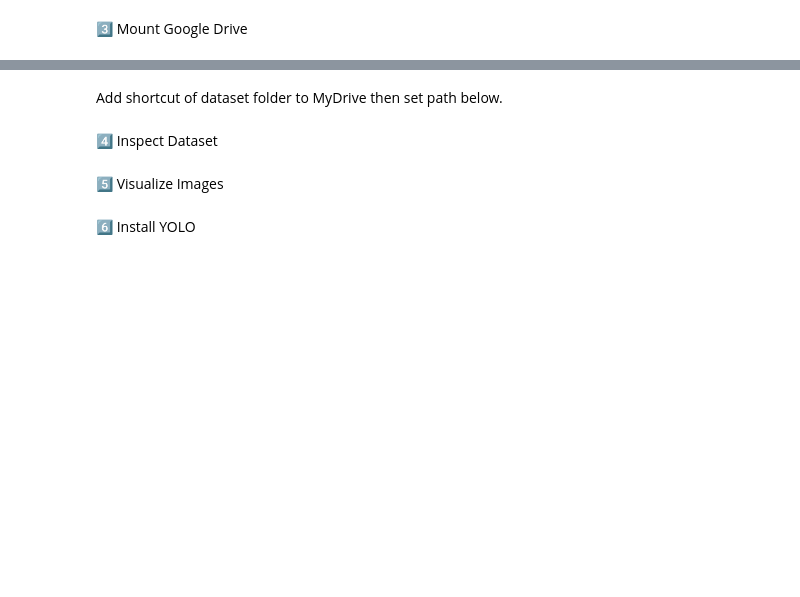
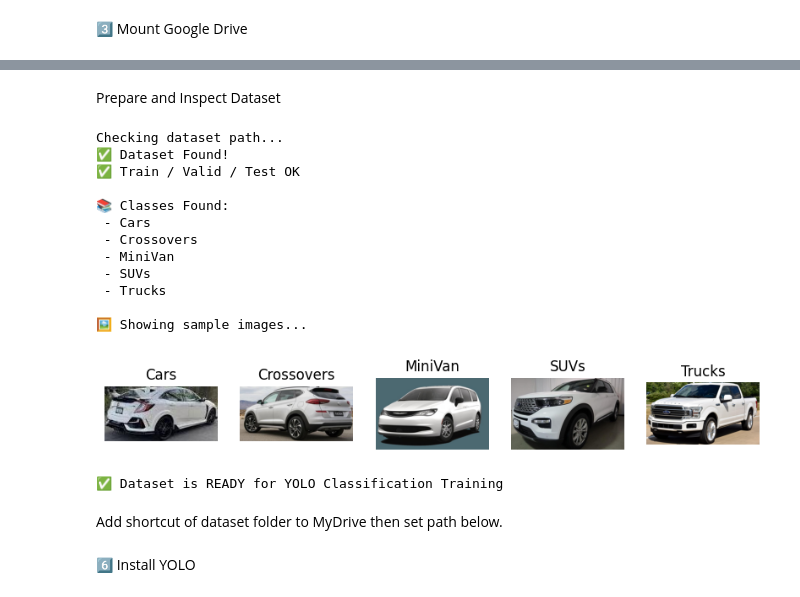
Before and after one commit to mohammadalkhawaldah/AI_Computer_Vision, a Jupyter notebook: Chapter2_YOLO_CLS_VehicleType.ipynb, the cells around one changed output, grey strips where cells are left out. Drawn from its saved outputs; the diff is of its cells as text; code cells hidden in the pictures; blank space fills up the shorter version.

```diff
--- a/Chapter2_YOLO_CLS_VehicleType.ipynb
+++ b/Chapter2_YOLO_CLS_VehicleType.ipynb
@@ -31,3 +33,76 @@ drive.mount('/content/drive')
+# %% [markdown]
+Prepare and Inspect Dataset
+# %%
+# ============================================================
+# CHAPTER 2 — DATASET CHECK (Guaranteed Working Cell)
+# ============================================================
+
+import os
+import random
+from PIL import Image
+import matplotlib.pyplot as plt
+
+DATASET_PATH = "/content/drive/MyDrive/A__Computer_Vision/Vehicle_Type"
+
+print("Checking dataset path...")
+
+assert os.path.exists(DATASET_PATH), "❌ Dataset path NOT found!"
+print("✅ Dataset Found!")
+
+splits = ["train", "valid", "test"]
+
+for s in splits:
+    split_path = os.path.join(DATASET_PATH, s)
+    assert os.path.exists(split_path), f"❌ Missing split: {s}"
+
+print("✅ Train / Valid / Test OK")
+
+# ------------------------------------------------------------
+# Show classes
+# ------------------------------------------------------------
+train_path = os.path.join(DATASET_PATH, "train")
+classes = sorted(os.listdir(train_path))
+print("\n📚 Classes Found:")
+for c in classes:
+    print(" -", c)
+
+# ------------------------------------------------------------
+# Show random images
+# ------------------------------------------------------------
+print("\n🖼 Showing sample images...")
+
+plt.figure(figsize=(10,6))
+
+for i, c in enumerate(classes[:5]):
+    class_path = os.path.join(train_path, c)
+    img_file = random.choice(os.listdir(class_path))
+    img_path = os.path.join(class_path, img_file)
+
+    img = Image.open(img_path)
+
+    plt.subplot(1,5,i+1)
+    plt.imshow(img)
+    plt.title(c)
+    plt.axis("off")
+
+plt.show()
+
+print("\n✅ Dataset is READY for YOLO Classification Training")
+# %% [output]
+Checking dataset path...
+✅ Dataset Found!
+✅ Train / Valid / Test OK
+
+📚 Classes Found:
+ - Cars
+ - Crossovers
+ - MiniVan
+ - SUVs
+ - Trucks
+
+🖼 Showing sample images...
+[figure, added]
+✅ Dataset is READY for YOLO Classification Training
 # %% [markdown]
 
 Add shortcut of dataset folder to MyDrive then set path below.
@@ -40,3 +108,0 @@ print("Dataset found:", DATASET_PATH)
-# %% [markdown]
-
-4️⃣ Inspect Dataset
@@ -54,3 +108,0 @@ for split in ["train","valid","test"]:
-# %% [markdown]
-
-5️⃣ Visualize Images
```
Also changed, not shown: parts of 11 cells of this notebook.
